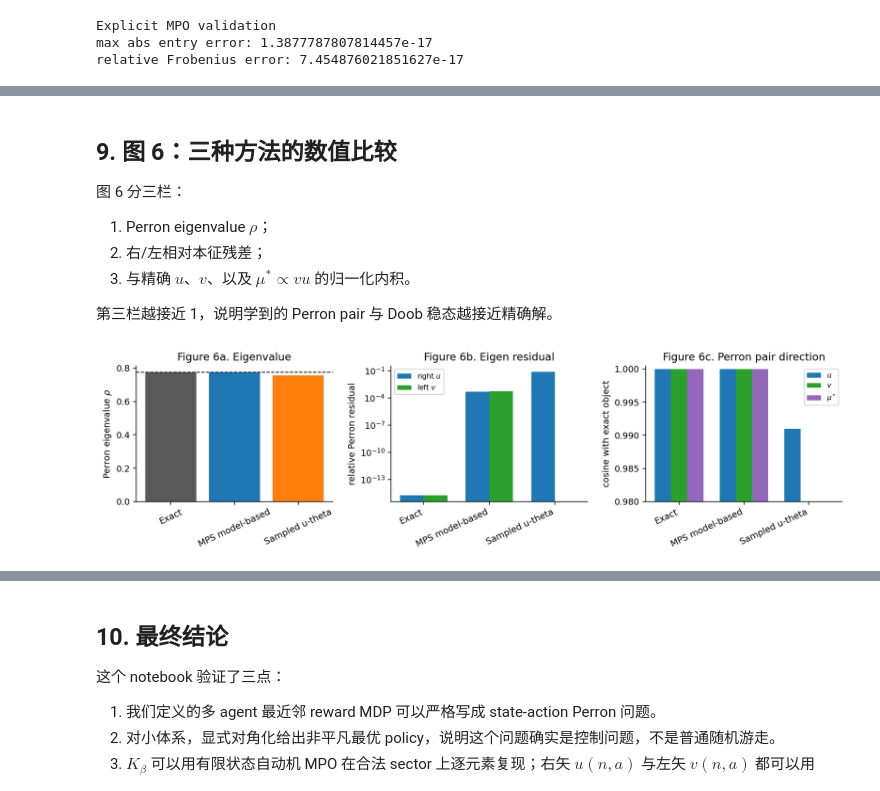
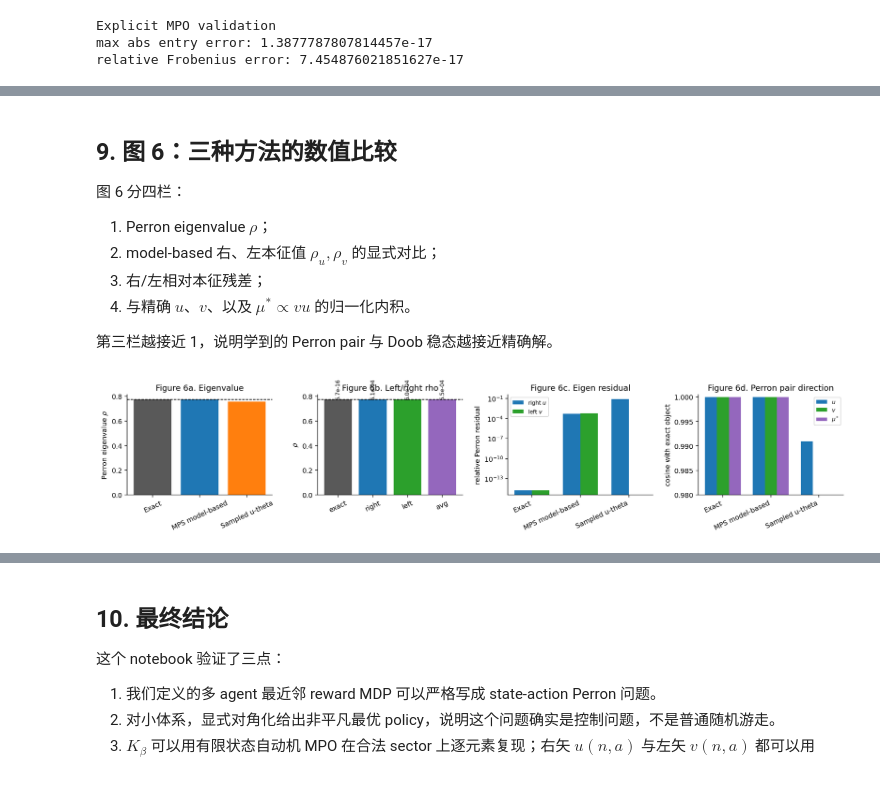
Before and after one commit to ShaShaQAQ/thermodynamic_limit_entropy_RL, a Jupyter notebook: tensor_version/controlled_chain_workflow.ipynb, the cells around one changed output, grey strips where cells are left out. Saved outputs shown, nothing was run; the diff lists cells and outputs as text; code cells hidden in the pictures.

Commit message:
Show left-right rho comparison

```diff
--- a/tensor_version/controlled_chain_workflow.ipynb
+++ b/tensor_version/controlled_chain_workflow.ipynb
@@ -1293,6 +1293,23 @@ print("rho left/right relative mismatch:", model_metrics["rho_left_right_rel_mis
 print("Doob stationary L1 error:", model_metrics["doob_stationary_l1_error"])
 print("Exact stationary observables:", exact_obs)
 print("MPS stationary observables:", model_obs)
+
+rho_compare = [
+    ("exact", result["step1_exact"]["rho"], 0.0),
+    ("MPS avg", model_metrics["rho"], model_metrics["rho_rel_error"]),
+    ("MPS right", model_metrics["rho_right"], abs(model_metrics["rho_right"] - result["step1_exact"]["rho"]) / result["step1_exact"]["rho"]),
+    ("MPS left", model_metrics["rho_left"], abs(model_metrics["rho_left"] - result["step1_exact"]["rho"]) / result["step1_exact"]["rho"]),
+    ("sampled", result["step3_mps_sampled_u_theta"]["rho"], result["step3_mps_sampled_u_theta"]["rho_rel_error"]),
+]
+
+print("\nExplicit rho comparison")
+print(f"{'rho source':<10} {'rho':>14} {'rel err vs exact':>18}")
+for name, value, err in rho_compare:
+    print(f"{name:<10} {value:14.10f} {err:18.3e}")
+print(
+    "right-left absolute difference:",
+    abs(model_metrics["rho_right"] - model_metrics["rho_left"]),
+)
 # %% [output]
 method                      rho    rho err  right res   left res     u cos     v cos    mu cos
 Exact                0.77522215  0.000e+00  1.782e-15  1.779e-15  1.000000  1.000000  1.000000
@@ -1309,57 +1331,74 @@ MPS stationary observables: {'nn_occupancy_density': 0.015469020649771311, 'prio
 # %% [markdown]
 ## 9. 图 6：三种方法的数值比较
 
-图 6 分三栏：
+图 6 分四栏：
 
 1. Perron eigenvalue $\rho$；
-2. 右/左相对本征残差；
-3. 与精确 $u$、$v$、以及 $\mu^*\propto vu$ 的归一化内积。
+2. model-based 右、左本征值 $\rho_u,\rho_v$ 的显式对比；
+3. 右/左相对本征残差；
+4. 与精确 $u$、$v$、以及 $\mu^*\propto vu$ 的归一化内积。
 
 第三栏越接近 1，说明学到的 Perron pair 与 Doob 稳态越接近精确解。
 # %%
 methods = [s["method"] for s in summary]
 rho_vals = [s["rho"] for s in summary]
 right_resids = [max(s["right_res"], 1e-16) for s in summary]
 left_resids = [s["left_res"] for s in summary]
 u_cosines = [s["u_cos"] for s in summary]
 v_cosines = [s["v_cos"] for s in summary]
 mu_cosines = [s["mu_cos"] for s in summary]
 
-fig, axes = plt.subplots(1, 3, figsize=(12, 3.4))
+fig, axes = plt.subplots(1, 4, figsize=(15.5, 3.4))
 
 axes[0].bar(methods, rho_vals, color=["0.35", "tab:blue", "tab:orange"])
 axes[0].axhline(rho_exact, ls="--", color="k", lw=1)
 axes[0].set_ylabel(r"Perron eigenvalue $\rho$")
 axes[0].set_title("Figure 6a. Eigenvalue")
 axes[0].tick_params(axis="x", rotation=25)
 
+rho_names = ["exact", "right", "left", "avg"]
+rho_lr_vals = [
+    result["step1_exact"]["rho"],
+    model_metrics["rho_right"],
+    model_metrics["rho_left"],
+    model_metrics["rho"],
+]
+axes[1].bar(rho_names, rho_lr_vals, color=["0.35", "tab:blue", "tab:green", "tab:purple"])
+axes[1].axhline(rho_exact, ls="--", color="k", lw=1)
+for i, value in enumerate(rho_lr_vals):
+    rel = abs(value - rho_exact) / rho_exact
+    axes[1].text(i, value, f"{rel:.1e}", ha="center", va="bottom", fontsize=8, rotation=90)
+axes[1].set_ylabel(r"$\rho$")
+axes[1].set_title("Figure 6b. Left/right rho")
+axes[1].tick_params(axis="x", rotation=25)
+
 width = 0.36
 x = np.arange(len(methods))
-axes[1].bar(x - width/2, right_resids, width=width, label="right $u$", color="tab:blue")
+axes[2].bar(x - width/2, right_resids, width=width, label="right $u$", color="tab:blue")
 left_plot = [v if np.isfinite(v) else 0.0 for v in left_resids]
-axes[1].bar(x + width/2, left_plot, width=width, label="left $v$", color="tab:green")
-axes[1].set_yscale("log")
-axes[1].set_xticks(x)
-axes[1].set_xticklabels(methods, rotation=25, ha="right")
-axes[1].set_ylabel("relative Perron residual")
-axes[1].set_title("Figure 6b. Eigen residual")
-axes[1].legend(fontsize=8)
+axes[2].bar(x + width/2, left_plot, width=width, label="left $v$", color="tab:green")
+axes[2].set_yscale("log")
+axes[2].set_xticks(x)
+axes[2].set_xticklabels(methods, rotation=25, ha="right")
+axes[2].set_ylabel("relative Perron residual")
+axes[2].set_title("Figure 6c. Eigen residual")
+axes[2].legend(fontsize=8)
 
 width = 0.25
-axes[2].bar(x - width, u_cosines, width=width, label="$u$", color="tab:blue")
-axes[2].bar(x, [v if np.isfinite(v) else 0.0 for v in v_cosines], width=width, label="$v$", color="tab:green")
-axes[2].bar(x + width, [m if np.isfinite(m) else 0.0 for m in mu_cosines], width=width, label=r"$\mu^*$", color="tab:purple")
-axes[2].set_ylim(0.98, 1.0005)
-axes[2].set_xticks(x)
-axes[2].set_xticklabels(methods, rotation=25, ha="right")
-axes[2].set_ylabel("cosine with exact object")
-axes[2].set_title("Figure 6c. Perron pair direction")
-axes[2].legend(fontsize=8)
+axes[3].bar(x - width, u_cosines, width=width, label="$u$", color="tab:blue")
+axes[3].bar(x, [v if np.isfinite(v) else 0.0 for v in v_cosines], width=width, label="$v$", color="tab:green")
+axes[3].bar(x + width, [m if np.isfinite(m) else 0.0 for m in mu_cosines], width=width, label=r"$\mu^*$", color="tab:purple")
+axes[3].set_ylim(0.98, 1.0005)
+axes[3].set_xticks(x)
+axes[3].set_xticklabels(methods, rotation=25, ha="right")
+axes[3].set_ylabel("cosine with exact object")
+axes[3].set_title("Figure 6d. Perron pair direction")
+axes[3].legend(fontsize=8)
 
 plt.tight_layout()
 plt.show()
 # %% [output]
-[figure, old version]
+[figure, new version]
 # %% [markdown]
 **图 6 说明。**
 
```
Also changed, not shown: parts of 2 cells of this notebook, 2 other files.
